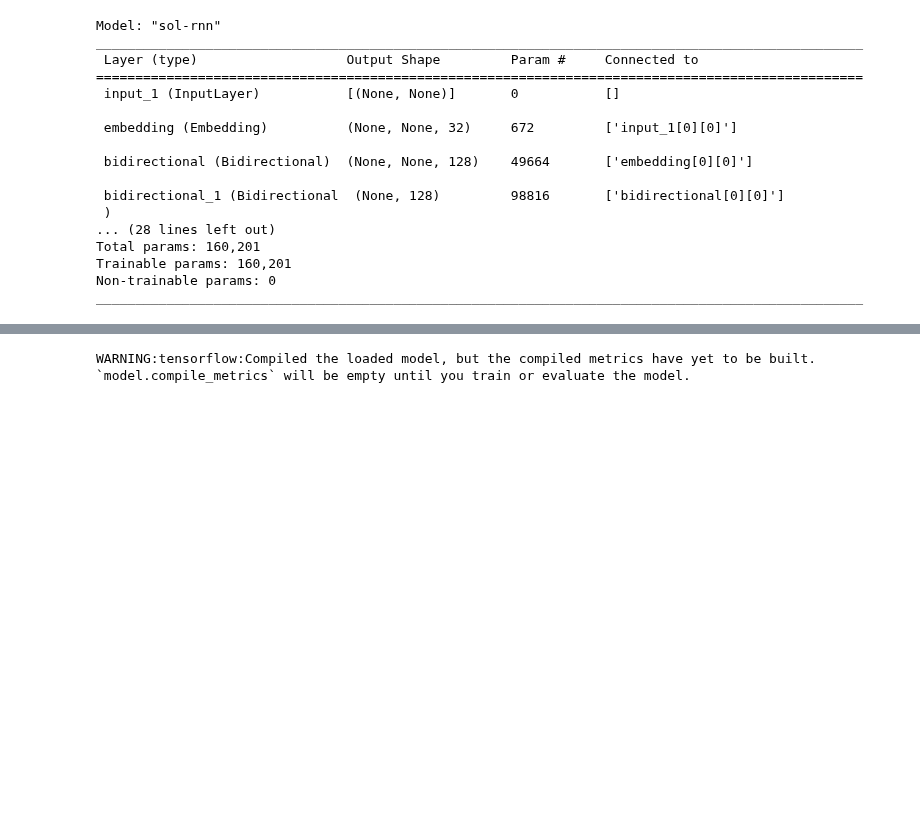
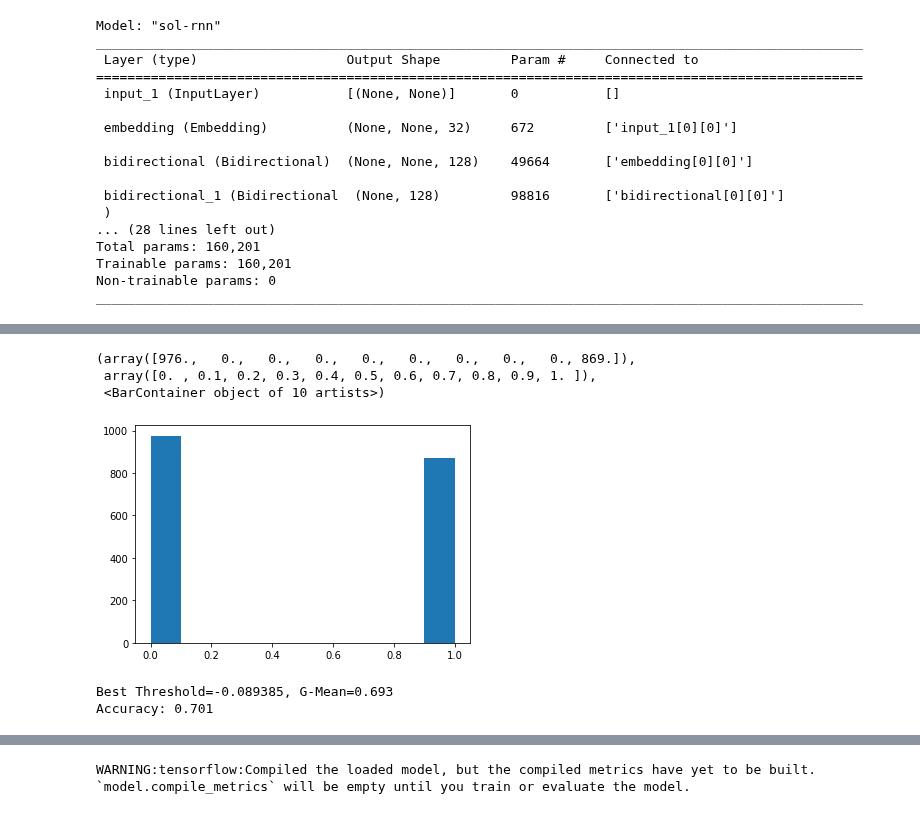
Before and after one commit to ur-whitelab/peptide-dashboard, a Jupyter notebook: ml/Sol-RNN.ipynb, the cells around one changed output, grey strips where cells are left out. Cells and saved outputs as stored; diff of their text form; code cells hidden in the pictures; blank space fills up the shorter version.

Commit message:
tuned threshold for acc

```diff
--- a/ml/Sol-RNN.ipynb
+++ b/ml/Sol-RNN.ipynb
@@ -270,3 +270,35 @@ plt.show()
+# %%
+X_test, y_test = [], []
+for f, l in test_data.unbatch():
+  X_test.append(f)
+  y_test.append(l)
+y_test = [m.numpy()[0] for m in y_test]
+y_hat_test = []
+for m,n in X_test:
+    y_hat_test.append(model.predict([m[tf.newaxis, ...], n[tf.newaxis, ...]])[0,0])
+# %%
+plt.hist(y_test)
+# %% [output]
+(array([976.,   0.,   0.,   0.,   0.,   0.,   0.,   0.,   0., 869.]),
+ array([0. , 0.1, 0.2, 0.3, 0.4, 0.5, 0.6, 0.7, 0.8, 0.9, 1. ]),
+ <BarContainer object of 10 artists>)
+[figure, added]
+# %%
+from sklearn.metrics import roc_curve
+from sklearn.metrics import accuracy_score
+fpr, tpr, thresholds = roc_curve(y_test, y_hat_test, drop_intermediate=False)
+# calculate the g-mean for each threshold
+gmeans = np.sqrt(tpr * (1-fpr))
+# locate the index of the largest g-mean
+ix = np.argmax(gmeans)
+best_accuracy_threshold = thresholds[ix]
+print('Best Threshold=%f, G-Mean=%.3f' % (thresholds[ix], gmeans[ix]))
+adjusted_y_hat_test = [1 if m>best_accuracy_threshold else 0 for m in y_hat_test]
+acc = accuracy_score(y_test, adjusted_y_hat_test, normalize=True)
+print(f'Accuracy: {acc:.3f}')
+# %% [output]
+Best Threshold=-0.089385, G-Mean=0.693
+Accuracy: 0.701
 # %%
 inference_model = build_infer_model(L)
 
```
Also changed, not shown: parts of 4 cells of this notebook, 3 other files.
